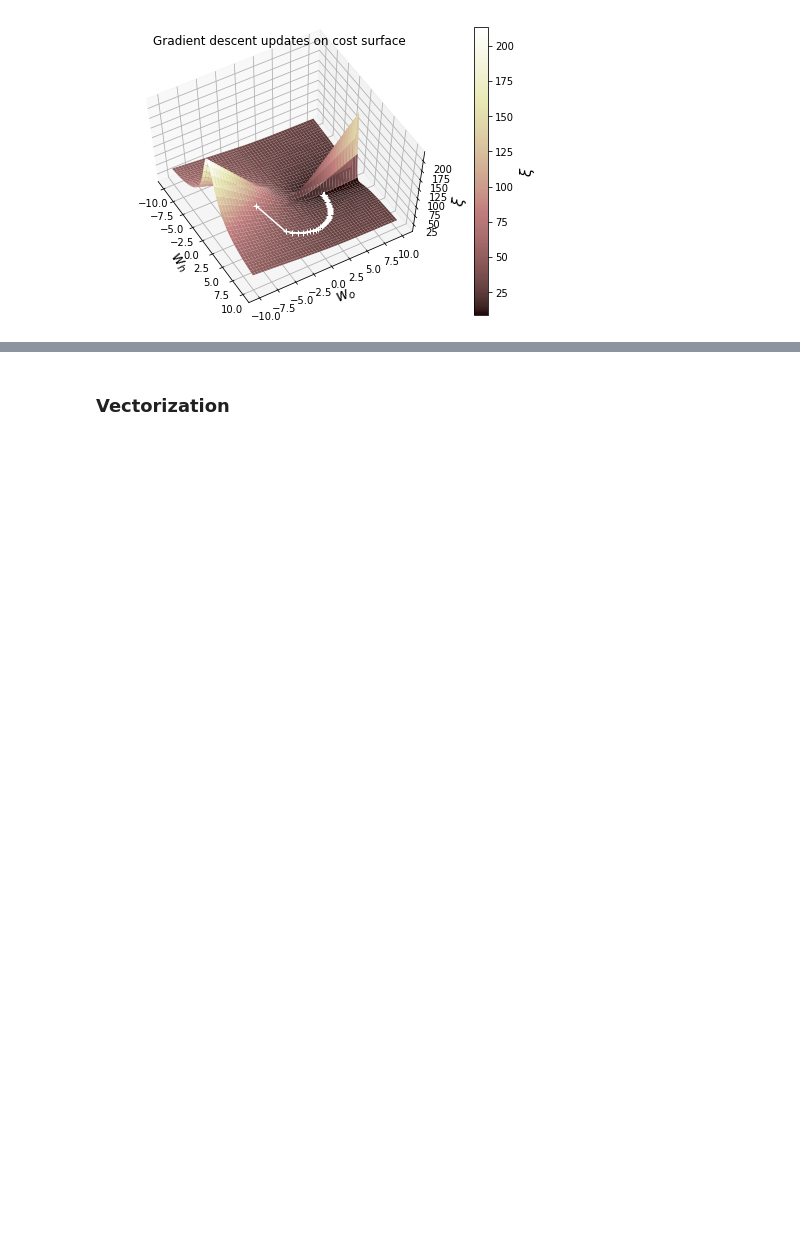
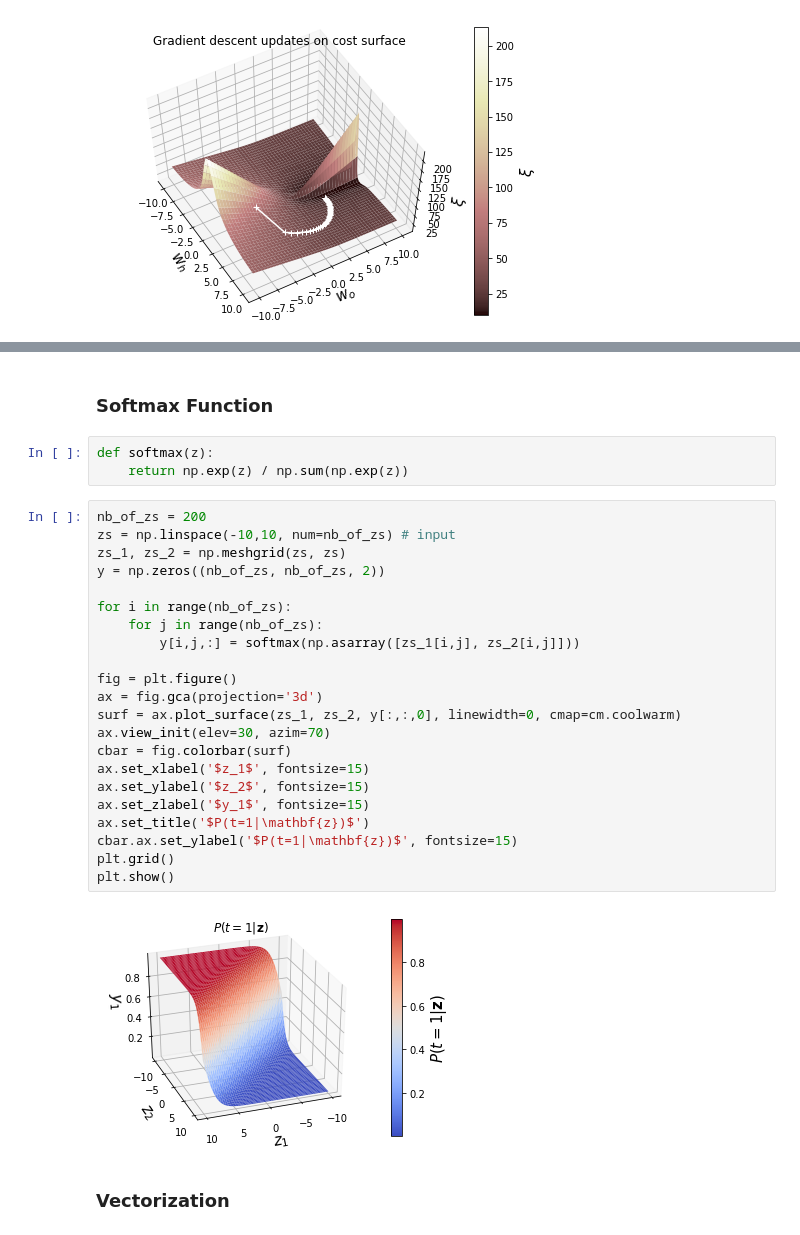
Before and after one commit to annekehdyt/deep-from-the-internet, a Jupyter notebook: Feedforward Nets.ipynb, the cells around one changed output, grey strips where cells are left out. Saved outputs shown, nothing was run; the diff lists cells and outputs as text; blank space fills up the shorter version.

```diff
--- a/Feedforward Nets.ipynb
+++ b/Feedforward Nets.ipynb
@@ -500,2 +500,31 @@ plt.show()
+# %% [markdown]
+### Softmax Function
+# %%
+def softmax(z):
+    return np.exp(z) / np.sum(np.exp(z))
+# %%
+nb_of_zs = 200
+zs = np.linspace(-10,10, num=nb_of_zs) # input
+zs_1, zs_2 = np.meshgrid(zs, zs)
+y = np.zeros((nb_of_zs, nb_of_zs, 2))
+
+for i in range(nb_of_zs):
+    for j in range(nb_of_zs):
+        y[i,j,:] = softmax(np.asarray([zs_1[i,j], zs_2[i,j]]))
+
+fig = plt.figure()
+ax = fig.gca(projection='3d')
+surf = ax.plot_surface(zs_1, zs_2, y[:,:,0], linewidth=0, cmap=cm.coolwarm)
+ax.view_init(elev=30, azim=70)
+cbar = fig.colorbar(surf)
+ax.set_xlabel('$z_1$', fontsize=15)
+ax.set_ylabel('$z_2$', fontsize=15)
+ax.set_zlabel('$y_1$', fontsize=15)
+ax.set_title('$P(t=1|\mathbf{z})$')
+cbar.ax.set_ylabel('$P(t=1|\mathbf{z})$', fontsize=15)
+plt.grid()
+plt.show()
+# %% [output]
+[figure, added]
 # %% [markdown]
 ### Vectorization
```
Also changed, not shown: parts of 14 cells of this notebook, 2 other files.
